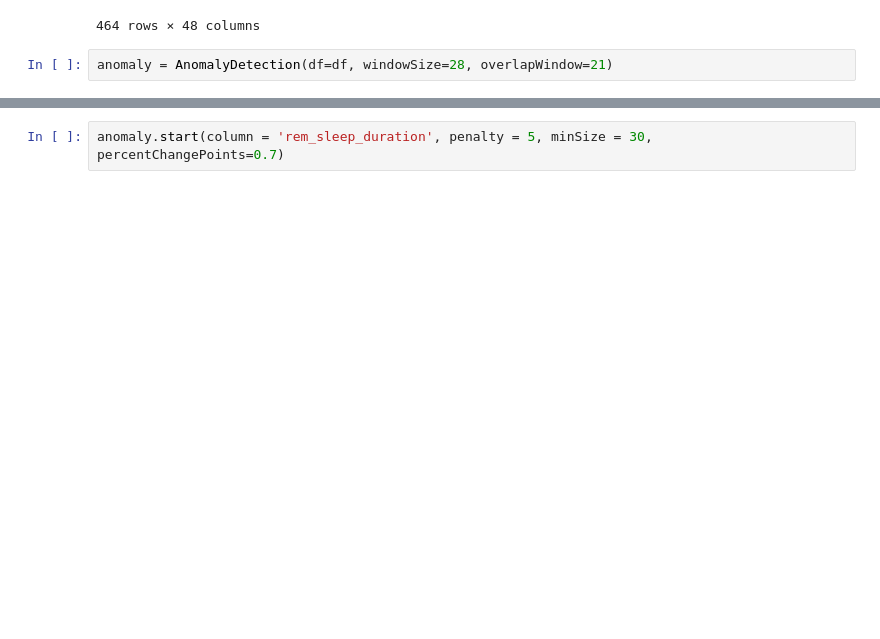
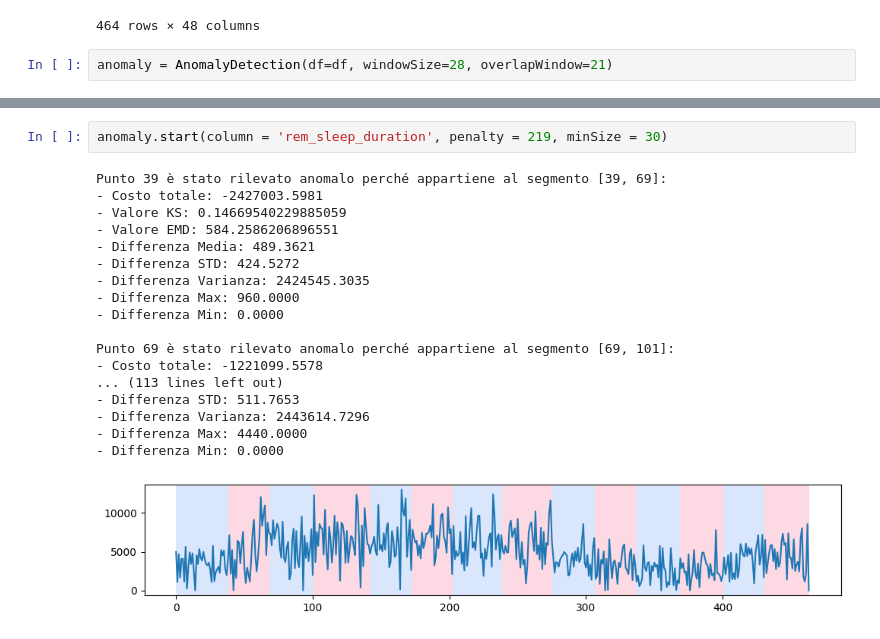
Before and after one commit to daniele-boerio/tesi, a Jupyter notebook: anomaly/TEST_ChangeDetection.ipynb, the cells around one changed output, grey strips where cells are left out. Saved outputs shown, nothing was run; the diff lists cells and outputs as text; blank space fills up the shorter version.

```diff
--- a/anomaly/TEST_ChangeDetection.ipynb
+++ b/anomaly/TEST_ChangeDetection.ipynb
@@ -140,3 +195,22 @@ anomaly.start(column = 'light_sleep_duration', penalty = 5, minSize = 30, percen
 # %%
-anomaly.start(column = 'rem_sleep_duration', penalty = 5, minSize = 30, percentChangePoints=0.7)
+anomaly.start(column = 'rem_sleep_duration', penalty = 219, minSize = 30)
+# %% [output]
+Punto 39 è stato rilevato anomalo perché appartiene al segmento [39, 69]:
+- Costo totale: -2427003.5981
+- Valore KS: 0.14669540229885059
+- Valore EMD: 584.2586206896551
+- Differenza Media: 489.3621
+- Differenza STD: 424.5272
+- Differenza Varianza: 2424545.3035
+- Differenza Max: 960.0000
+- Differenza Min: 0.0000
+
+Punto 69 è stato rilevato anomalo perché appartiene al segmento [69, 101]:
+- Costo totale: -1221099.5578
+... (113 lines left out)
+- Differenza STD: 511.7653
+- Differenza Varianza: 2443614.7296
+- Differenza Max: 4440.0000
+- Differenza Min: 0.0000
+[figure, added]
 # %%
```
Also changed, not shown: parts of 10 cells of this notebook, 1 other file.
